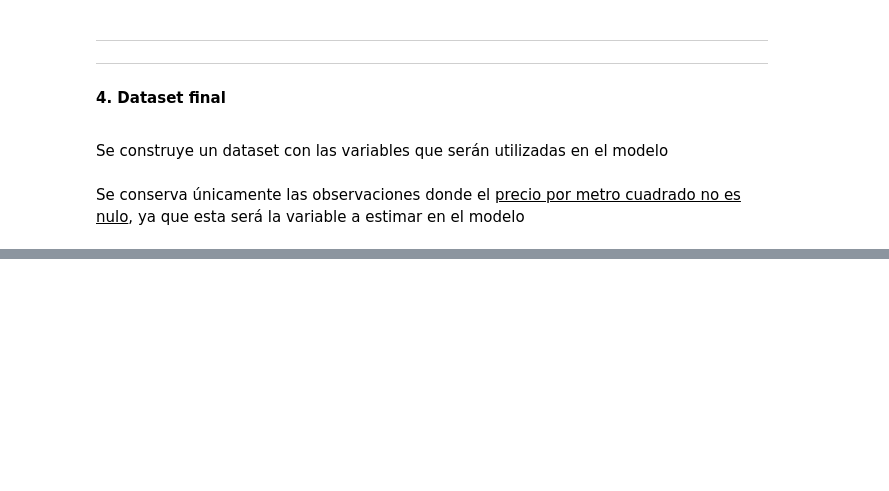
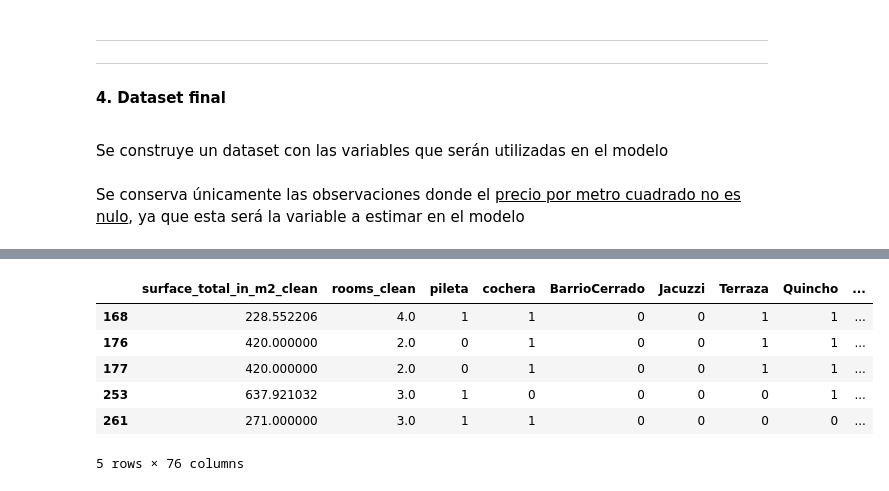
Before and after one commit to Hacho55/DataScience_Grp5, a Jupyter notebook: Entregables/Desafio 2/Grupo5_Desafio2-Horacio_.ipynb, the cells around one changed output, grey strips where cells are left out. Drawn from its saved outputs; the diff is of its cells as text; code cells hidden in the pictures; blank space fills up the shorter version.

```diff
--- a/Entregables/Desafio 2/Grupo5_Desafio2-Horacio_.ipynb
+++ b/Entregables/Desafio 2/Grupo5_Desafio2-Horacio_.ipynb
@@ -1577,0 +1194,9 @@ betas.loc[betas_0_mask,:]
+# %%
+dataCiudad = data[['property_type','provincia','ciudad','departamento','barrio',
+                   'price_aprox_usd_clean','surface_total_in_m2_clean','price_usd_per_m2_clean','rooms_clean',
+                  'pileta','cochera','BarrioCerrado', 'Jacuzzi','Terraza','Quincho','Gimnasio', 'Seguridad', 'Reciclar', 'cantcocheras', 'banos', 'balcon', 'estrenar', 'calefaccion', 'Jardin',]]
+# %%
+dataCiudad = dataCiudad[dataCiudad.provincia == "Capital Federal"]
+dataCiudad = dataCiudad.drop(["barrio", "departamento", 'cantcocheras'], axis = 1)
+
+dataCiudad.head()
@@ -1577,0 +1211,3 @@ betas.loc[betas_0_mask,:]
+# %%
+dataCiudad = pd.get_dummies(data = dataCiudad, columns = ["ciudad", "property_type"], drop_first = True)
+dataCiudad.head()
@@ -1577,0 +1222,20 @@ betas.loc[betas_0_mask,:]
+# %%
+dataCiudad.dropna(inplace = True)
+dataCiudadTarget = dataCiudad.price_usd_per_m2_clean
+
+dataCiudadFeatures = dataCiudad.drop(['price_aprox_usd_clean','price_usd_per_m2_clean','provincia'\
+                             ], axis = 1)
+
+
+dataCiudadFeatures["constant"] = 1
+# %%
+
+dataCiudadFeatures.head()
+# %% [output]
+|  | surface_total_in_m2_clean | rooms_clean | pileta | cochera | BarrioCerrado | Jacuzzi | Terraza | Quincho | ... |
+| 168 | 228.552206 | 4.0 | 1 | 1 | 0 | 0 | 1 | 1 | ... |
+| 176 | 420.000000 | 2.0 | 0 | 1 | 0 | 0 | 1 | 1 | ... |
+| 177 | 420.000000 | 2.0 | 0 | 1 | 0 | 0 | 1 | 1 | ... |
+| 253 | 637.921032 | 3.0 | 1 | 0 | 0 | 0 | 0 | 1 | ... |
+| 261 | 271.000000 | 3.0 | 1 | 1 | 0 | 0 | 0 | 0 | ... |
+5 rows × 76 columns
```
Also changed, not shown: parts of 86 cells of this notebook.
